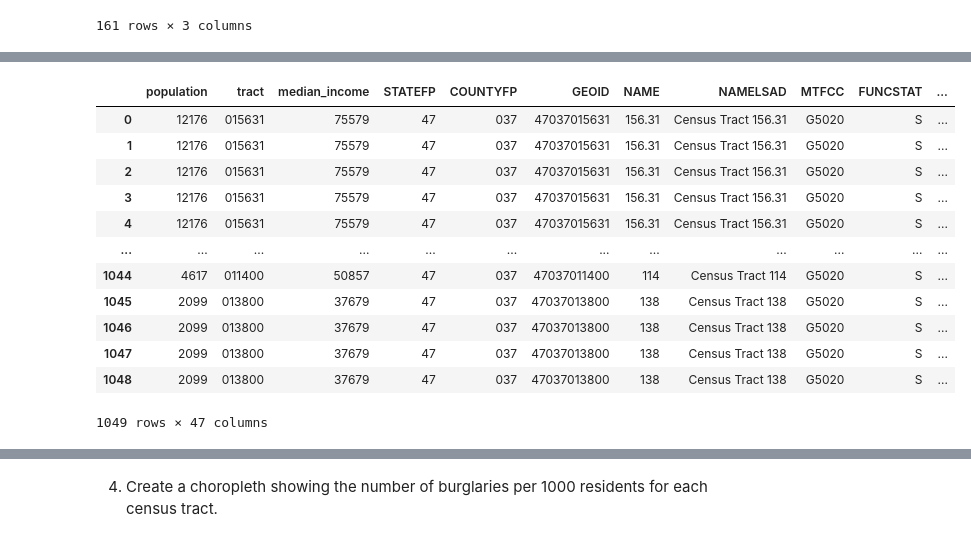
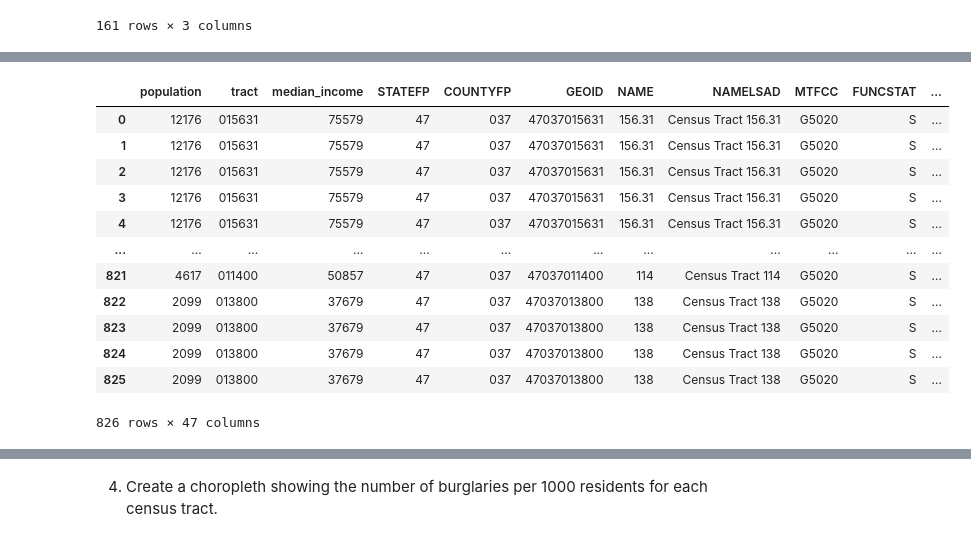
Before and after one commit to nss-data-science-cohort-5/geospatial_api-orange-oscelots, a Jupyter notebook: notebooks/Burglaries in Davidson County.ipynb, the cells around one changed output, grey strips where cells are left out. Cells and saved outputs as stored; diff of their text form; code cells hidden in the pictures.

```diff
--- a/notebooks/Burglaries in Davidson County.ipynb
+++ b/notebooks/Burglaries in Davidson County.ipynb
@@ -35,7 +44,7 @@ response
 # %% [output]
 <Response [200]>
 # %%
-res = response.json()
+res = burglary_response.json()
 res
 # %% [output]
 [{'primary_key': '20210249540_11',
@@ -68,6 +78,9 @@ burglary_incident.head(3)
 | 1 | 20210248840_11 | 20210248840 | D | DISPATCHED | O | ... |
 | 2 | 20210244919_11 | 20210244919 | D | DISPATCHED | O | ... |
 3 rows × 31 columns
+# %%
+#drop duplicate incidents
+burglary_incident=burglary_incident.drop_duplicates(subset='incident_number')
 # %%
 burglary_incident.info()
 # %% [output]
@@ -132,9 +147,11 @@ Index(['primary_key', 'incident_number', 'report_type',
        'zip_code'],
       dtype='object')
 # %%
+#changing the data type
 burglary_incident = burglary_incident.astype({
     'incident_occurred': 'datetime64',
     'incident_reported': 'datetime64',
+    'incident_number' : 'int64',
     'latitude': 'float64',
     'longitude': 'float64'
 })
@@ -367,5 +351,5 @@ population
 | 161 | 2099 | 47 | 037 | 013800 |
 161 rows × 4 columns
 # %%
-population = population.rename(columns={'B01001_001E': 'population'}) #can also use this code to change names of columns
+#population = population.rename(columns={'B01001_001E': 'population'}) #can also use this code to change names of columns
 # %%
@@ -483,16 +455,18 @@ pd.merge(right= population,
 # %%
-pop_income.merge(incidents_by_tract.rename (columns= {'TRACTCE':'tract'}))
+#merging the above data set with the burglary
+burglary_incidents=pop_income.merge(incidents_by_tract.rename (columns= {'TRACTCE':'tract'}))
+burglary_incidents
 # %% [output]
 |  | population | tract | median_income | STATEFP | COUNTYFP | GEOID | NAME | NAMELSAD | MTFCC | FUNCSTAT | ... |
 | 0 | 12176 | 015631 | 75579 | 47 | 037 | 47037015631 | 156.31 | Census Tract 156.31 | G5020 | S | ... |
 | 1 | 12176 | 015631 | 75579 | 47 | 037 | 47037015631 | 156.31 | Census Tract 156.31 | G5020 | S | ... |
 | 2 | 12176 | 015631 | 75579 | 47 | 037 | 47037015631 | 156.31 | Census Tract 156.31 | G5020 | S | ... |
 | 3 | 12176 | 015631 | 75579 | 47 | 037 | 47037015631 | 156.31 | Census Tract 156.31 | G5020 | S | ... |
 | 4 | 12176 | 015631 | 75579 | 47 | 037 | 47037015631 | 156.31 | Census Tract 156.31 | G5020 | S | ... |
 | ... | ... | ... | ... | ... | ... | ... | ... | ... | ... | ... | ... |
-| 1044 | 4617 | 011400 | 50857 | 47 | 037 | 47037011400 | 114 | Census Tract 114 | G5020 | S | ... |
-| 1045 | 2099 | 013800 | 37679 | 47 | 037 | 47037013800 | 138 | Census Tract 138 | G5020 | S | ... |
-| 1046 | 2099 | 013800 | 37679 | 47 | 037 | 47037013800 | 138 | Census Tract 138 | G5020 | S | ... |
-| 1047 | 2099 | 013800 | 37679 | 47 | 037 | 47037013800 | 138 | Census Tract 138 | G5020 | S | ... |
-| 1048 | 2099 | 013800 | 37679 | 47 | 037 | 47037013800 | 138 | Census Tract 138 | G5020 | S | ... |
+| 821 | 4617 | 011400 | 50857 | 47 | 037 | 47037011400 | 114 | Census Tract 114 | G5020 | S | ... |
+| 822 | 2099 | 013800 | 37679 | 47 | 037 | 47037013800 | 138 | Census Tract 138 | G5020 | S | ... |
+| 823 | 2099 | 013800 | 37679 | 47 | 037 | 47037013800 | 138 | Census Tract 138 | G5020 | S | ... |
+| 824 | 2099 | 013800 | 37679 | 47 | 037 | 47037013800 | 138 | Census Tract 138 | G5020 | S | ... |
+| 825 | 2099 | 013800 | 37679 | 47 | 037 | 47037013800 | 138 | Census Tract 138 | G5020 | S | ... |
-1049 rows × 47 columns
+826 rows × 47 columns
```
Also changed, not shown: parts of 53 cells of this notebook.
